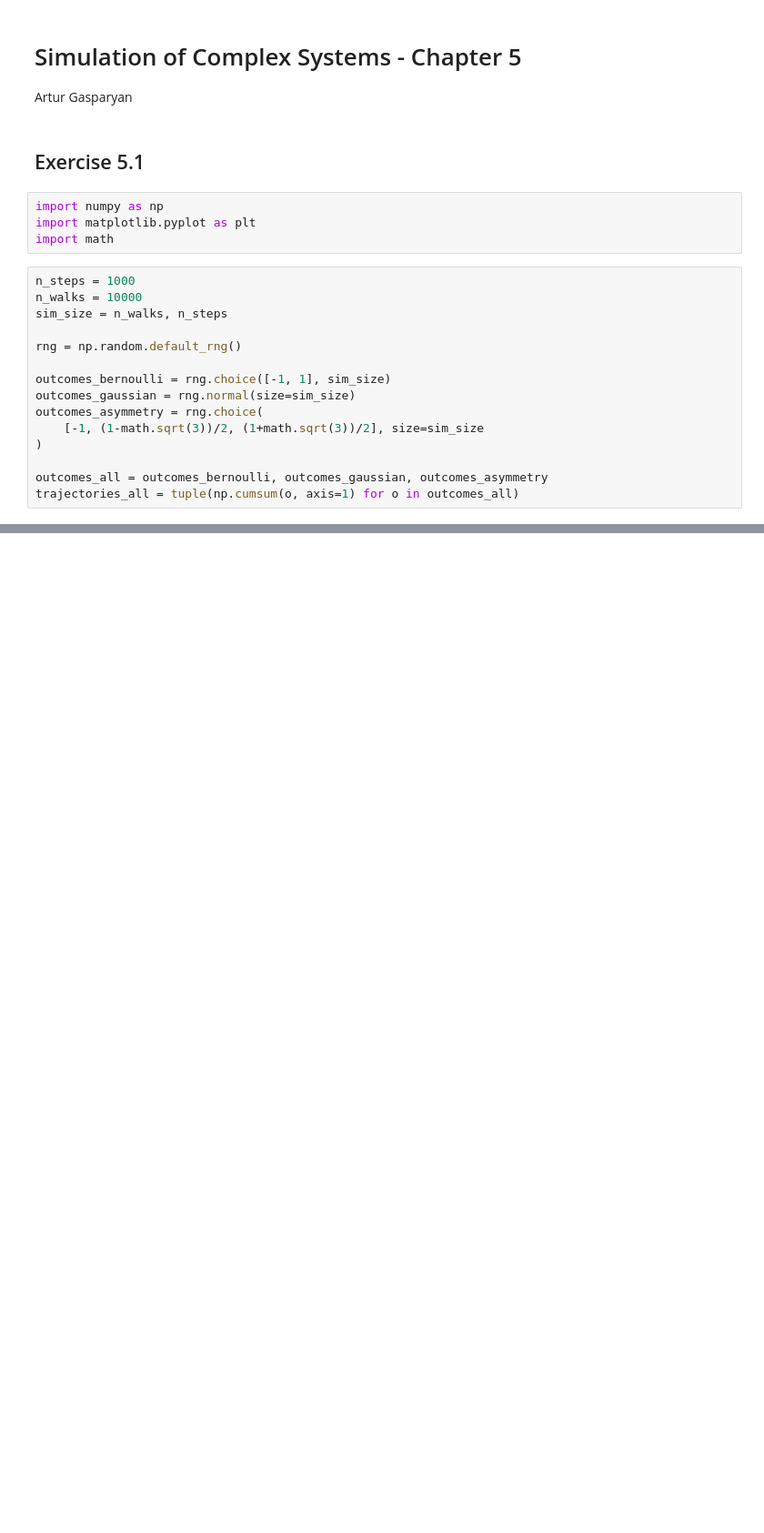
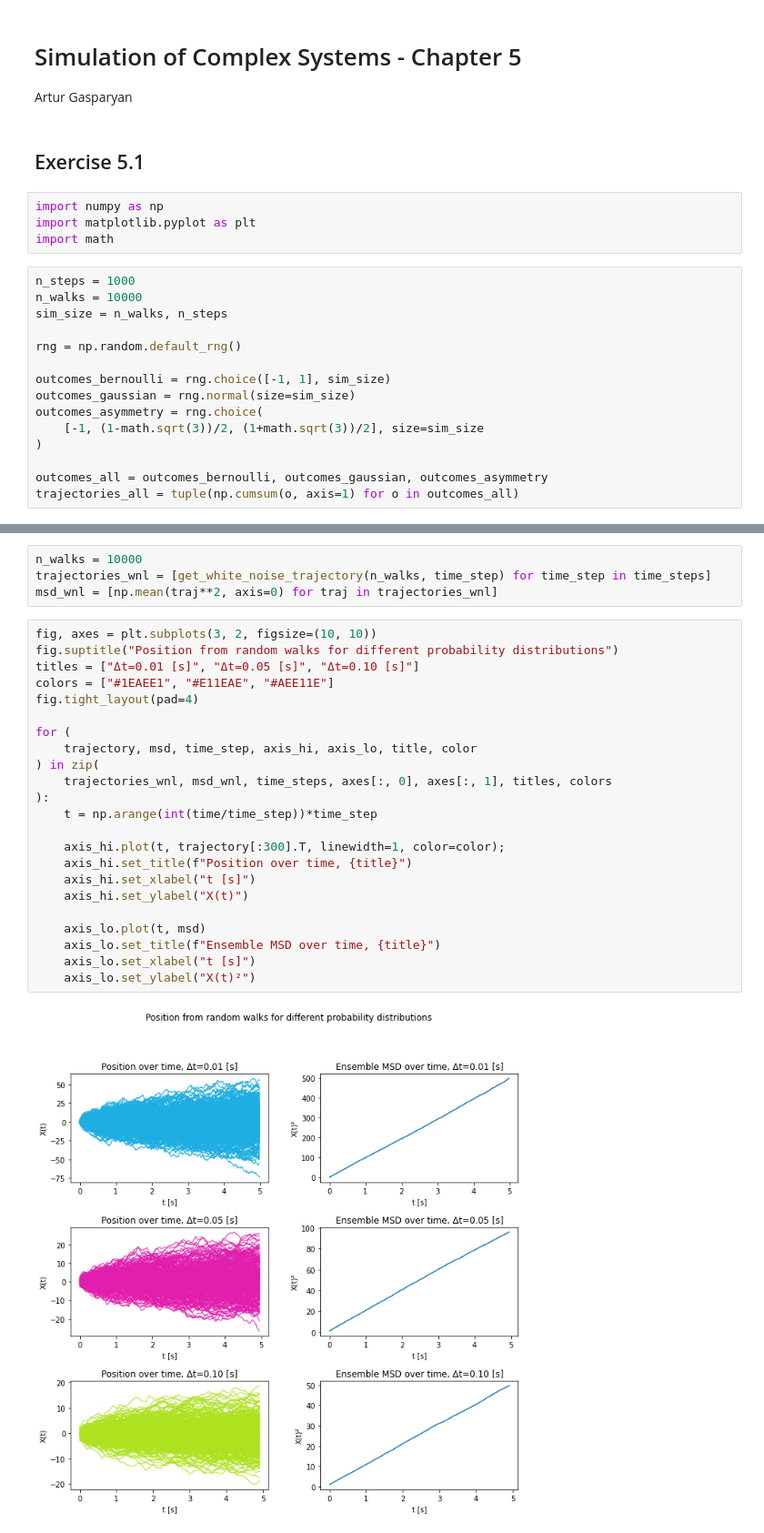
Before and after one commit to gasparyanartur/simulation-of-complex-systems-solutions, a Jupyter notebook: chapter-5/chapter-5.ipynb, the cells around one changed output, grey strips where cells are left out. Shown at 91% size. Drawn from its saved outputs; the diff is of its cells as text; blank space fills up the shorter version.

```diff
--- a/chapter-5/chapter-5.ipynb
+++ b/chapter-5/chapter-5.ipynb
@@ -53,0 +84,29 @@ for trajectory, axis, title, color in zip(trajectories_all, axes, titles, colors
+# %%
+n_walks = 10000
+trajectories_wnl = [get_white_noise_trajectory(n_walks, time_step) for time_step in time_steps]
+msd_wnl = [np.mean(traj**2, axis=0) for traj in trajectories_wnl]
+# %%
+fig, axes = plt.subplots(3, 2, figsize=(10, 10))
+fig.suptitle("Position from random walks for different probability distributions")
+titles = ["Δt=0.01 [s]", "Δt=0.05 [s]", "Δt=0.10 [s]"]
+colors = ["#1EAEE1", "#E11EAE", "#AEE11E"]
+fig.tight_layout(pad=4)
+
+for (
+    trajectory, msd, time_step, axis_hi, axis_lo, title, color
+) in zip(
+    trajectories_wnl, msd_wnl, time_steps, axes[:, 0], axes[:, 1], titles, colors
+):
+    t = np.arange(int(time/time_step))*time_step
+
+    axis_hi.plot(t, trajectory[:300].T, linewidth=1, color=color);
+    axis_hi.set_title(f"Position over time, {title}")
+    axis_hi.set_xlabel("t [s]")
+    axis_hi.set_ylabel("X(t)")
+
+    axis_lo.plot(t, msd)
+    axis_lo.set_title(f"Ensemble MSD over time, {title}")
+    axis_lo.set_xlabel("t [s]")
+    axis_lo.set_ylabel("X(t)²")
+# %% [output]
+[figure, added]
```
Also changed, not shown: parts of 5 cells of this notebook.
